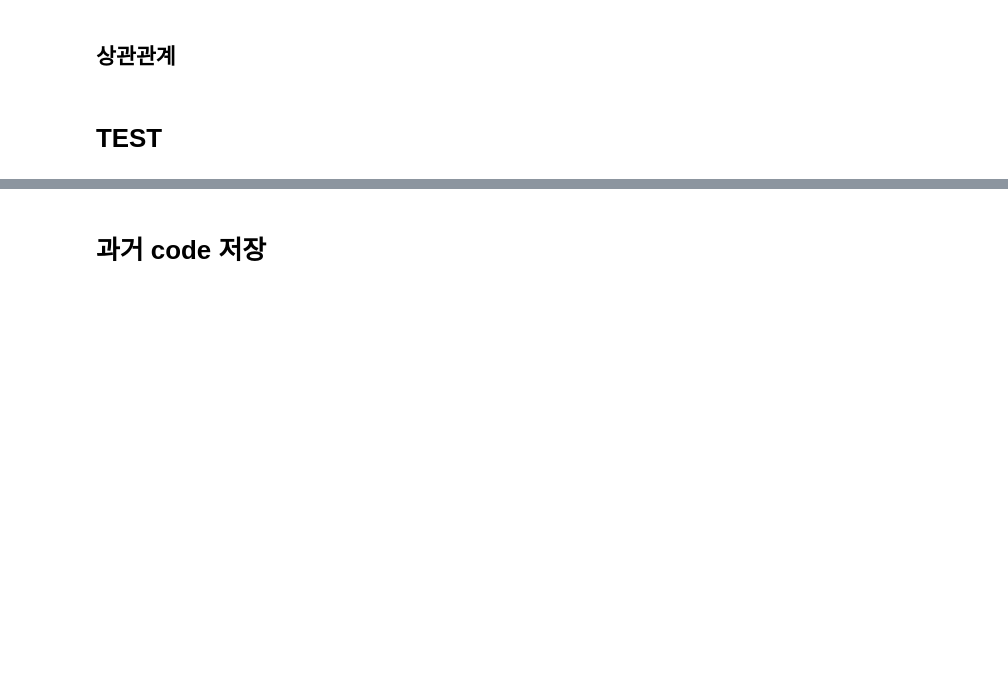
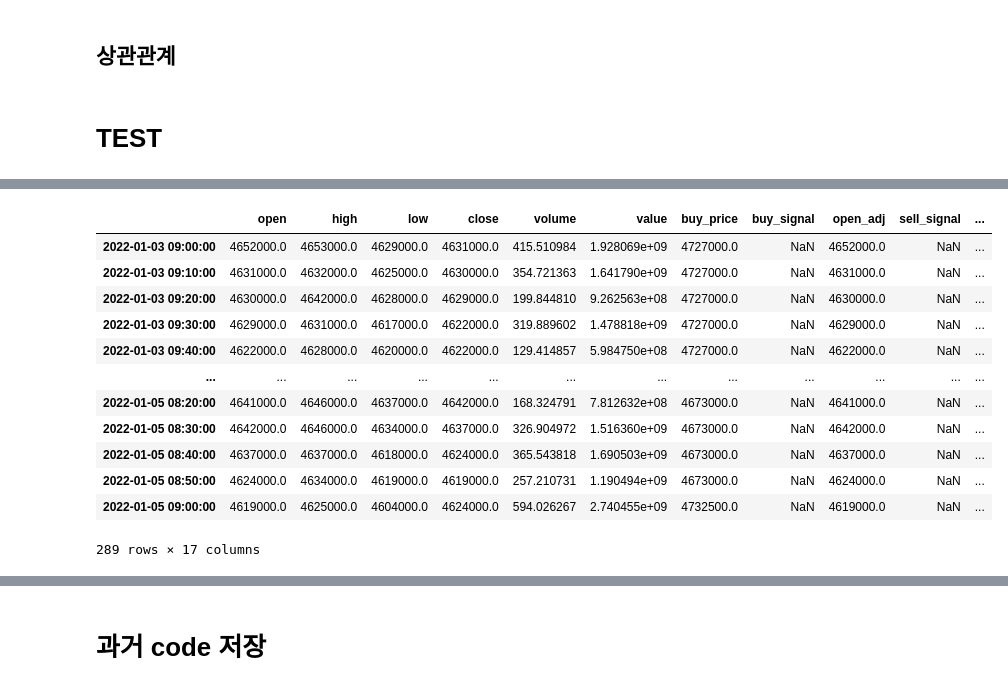
Before and after one commit to malkovich0/trading1, a Jupyter notebook: Backtest/Volatility Breakout.ipynb, the cells around one changed output, grey strips where cells are left out. Drawn from its saved outputs; the diff is of its cells as text; code cells hidden in the pictures; blank space fills up the shorter version.

```diff
--- a/Backtest/Volatility Breakout.ipynb
+++ b/Backtest/Volatility Breakout.ipynb
@@ -709,0 +808,19 @@ for date_start, date_end in [(date_start1, date_end2), (date_start1, date_end1),
+# %%
+bb = case1.strategy.data_hr.loc[datetime(2022,1,3,9):datetime(2022,1,5,9)]
+bb
+# aa[aa.status_fill==1]
+# .strategy_return.sum()
+# %% [output]
+|  | open | high | low | close | volume | value | buy_price | buy_signal | open_adj | sell_signal | ... |
+| 2022-01-03 09:00:00 | 4652000.0 | 4653000.0 | 4629000.0 | 4631000.0 | 415.510984 | 1.928069e+09 | 4727000.0 | NaN | 4652000.0 | NaN | ... |
+| 2022-01-03 09:10:00 | 4631000.0 | 4632000.0 | 4625000.0 | 4630000.0 | 354.721363 | 1.641790e+09 | 4727000.0 | NaN | 4631000.0 | NaN | ... |
+| 2022-01-03 09:20:00 | 4630000.0 | 4642000.0 | 4628000.0 | 4629000.0 | 199.844810 | 9.262563e+08 | 4727000.0 | NaN | 4630000.0 | NaN | ... |
+| 2022-01-03 09:30:00 | 4629000.0 | 4631000.0 | 4617000.0 | 4622000.0 | 319.889602 | 1.478818e+09 | 4727000.0 | NaN | 4629000.0 | NaN | ... |
+| 2022-01-03 09:40:00 | 4622000.0 | 4628000.0 | 4620000.0 | 4622000.0 | 129.414857 | 5.984750e+08 | 4727000.0 | NaN | 4622000.0 | NaN | ... |
+| ... | ... | ... | ... | ... | ... | ... | ... | ... | ... | ... | ... |
+| 2022-01-05 08:20:00 | 4641000.0 | 4646000.0 | 4637000.0 | 4642000.0 | 168.324791 | 7.812632e+08 | 4673000.0 | NaN | 4641000.0 | NaN | ... |
+| 2022-01-05 08:30:00 | 4642000.0 | 4646000.0 | 4634000.0 | 4637000.0 | 326.904972 | 1.516360e+09 | 4673000.0 | NaN | 4642000.0 | NaN | ... |
+| 2022-01-05 08:40:00 | 4637000.0 | 4637000.0 | 4618000.0 | 4624000.0 | 365.543818 | 1.690503e+09 | 4673000.0 | NaN | 4637000.0 | NaN | ... |
+| 2022-01-05 08:50:00 | 4624000.0 | 4634000.0 | 4619000.0 | 4619000.0 | 257.210731 | 1.190494e+09 | 4673000.0 | NaN | 4624000.0 | NaN | ... |
+| 2022-01-05 09:00:00 | 4619000.0 | 4625000.0 | 4604000.0 | 4624000.0 | 594.026267 | 2.740455e+09 | 4732500.0 | NaN | 4619000.0 | NaN | ... |
+289 rows × 17 columns
```
Also changed, not shown: parts of 17 cells of this notebook, 7 other files.
